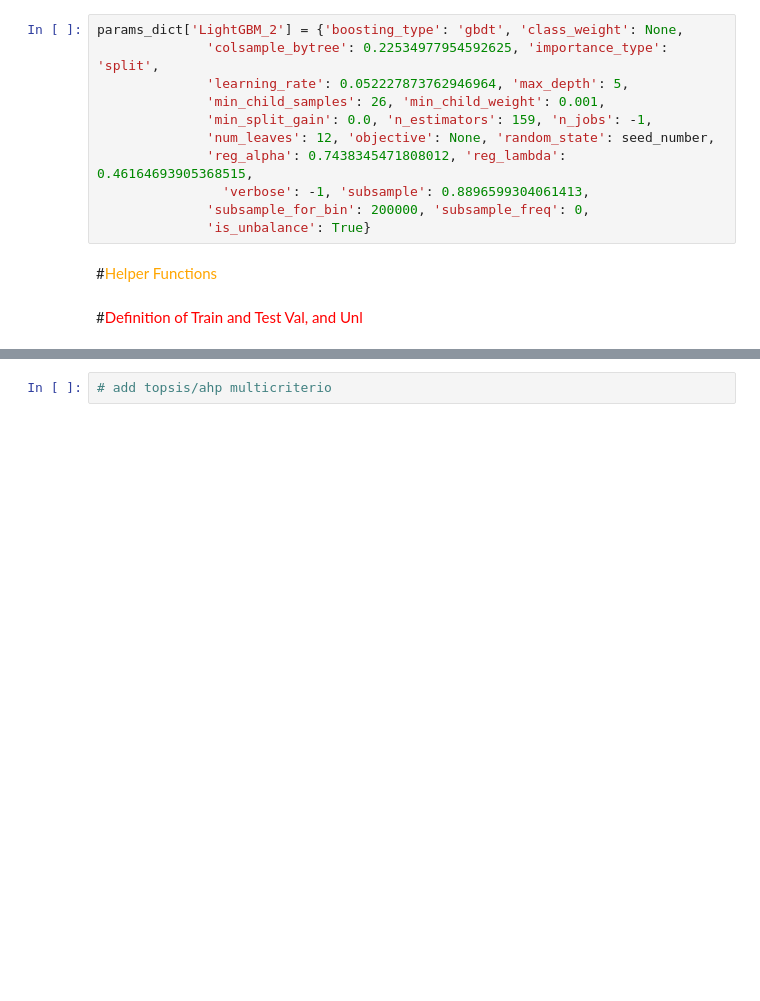
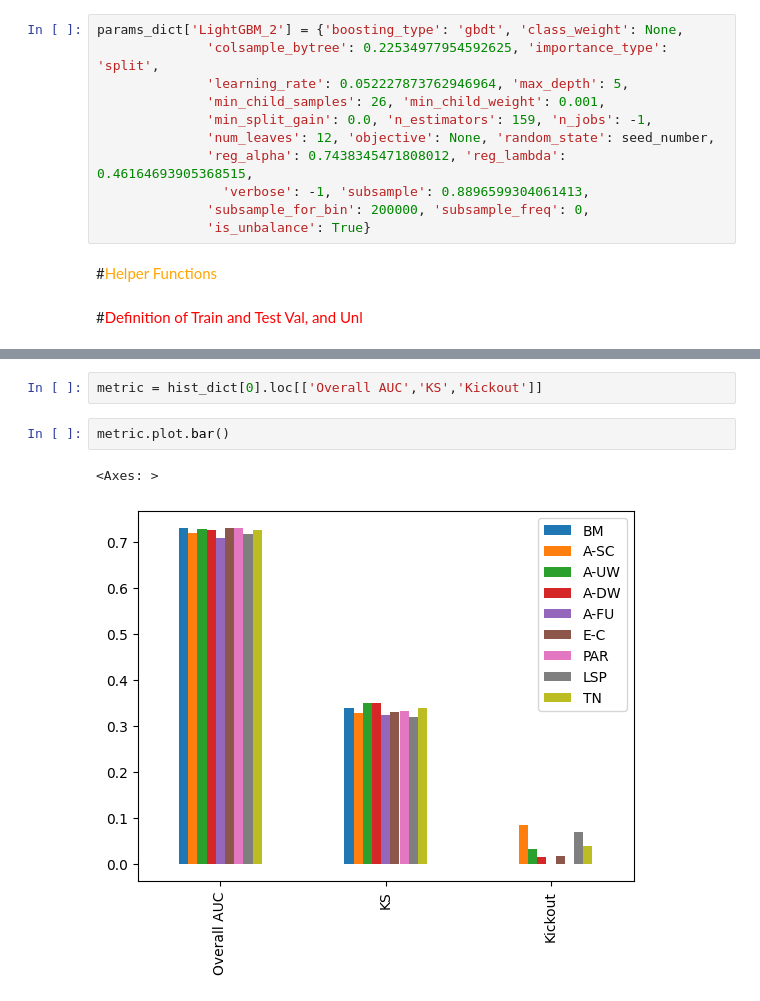
Before and after one commit to hiaac-finance/credit_pipeline, a Jupyter notebook: examples/Model_Pipeline_Functions_Pessoal_V21_K_fold.ipynb, the cells around one changed output, grey strips where cells are left out. Drawn from its saved outputs; the diff is of its cells as text; blank space fills up the shorter version.

```diff
--- a/examples/Model_Pipeline_Functions_Pessoal_V21_K_fold.ipynb
+++ b/examples/Model_Pipeline_Functions_Pessoal_V21_K_fold.ipynb
@@ -173,2 +180,7 @@ sum([hist_dict[i] for i in range(N_splits)])/N_splits
-# %%
-# add topsis/ahp multicriterio
+# %%
+metric = hist_dict[0].loc[['Overall AUC','KS','Kickout']]
+# %%
+metric.plot.bar()
+# %% [output]
+<Axes: >
+[figure, added]
```
Also changed, not shown: parts of 12 cells of this notebook, 2 other files.
